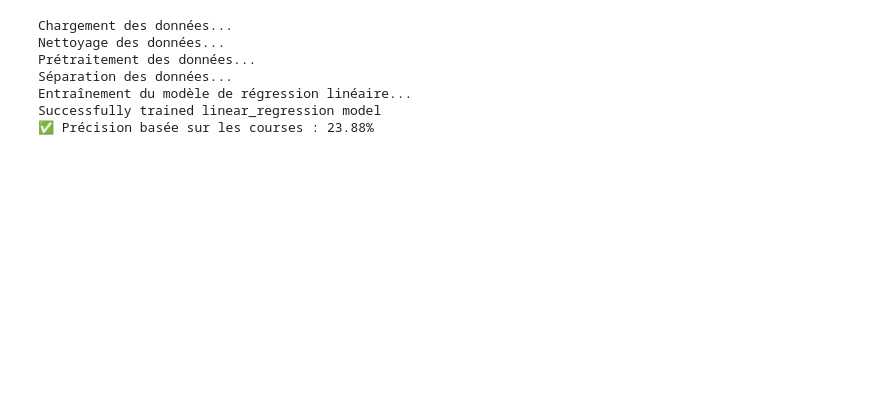
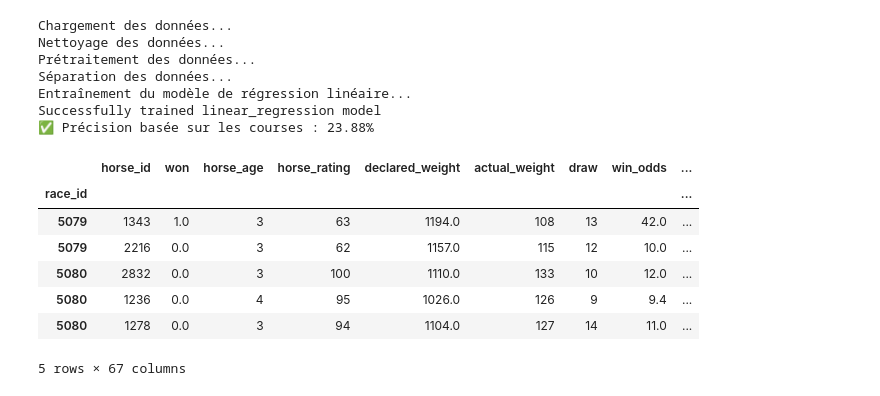
Before and after one commit to TLiemNGY/horse_racings, a Jupyter notebook: notebooks/main.ipynb, the cells around one changed output. Cells and saved outputs as stored; diff of their text form; code cells hidden in the pictures; blank space fills up the shorter version.

```diff
--- a/notebooks/main.ipynb
+++ b/notebooks/main.ipynb
@@ -76,3 +77,14 @@ Séparation des données...
 Entraînement du modèle de régression linéaire...
 Successfully trained linear_regression model
 ✅ Précision basée sur les courses : 23.88%
+# %%
+df.head()
+# %% [output]
+|  | horse_id | won | horse_age | horse_rating | declared_weight | actual_weight | draw | win_odds | ... |
+| race_id |  |  |  |  |  |  |  |  | ... |
+| 5079 | 1343 | 1.0 | 3 | 63 | 1194.0 | 108 | 13 | 42.0 | ... |
+| 5079 | 2216 | 0.0 | 3 | 62 | 1157.0 | 115 | 12 | 10.0 | ... |
+| 5080 | 2832 | 0.0 | 3 | 100 | 1110.0 | 133 | 10 | 12.0 | ... |
+| 5080 | 1236 | 0.0 | 4 | 95 | 1026.0 | 126 | 9 | 9.4 | ... |
+| 5080 | 1278 | 0.0 | 3 | 94 | 1104.0 | 127 | 14 | 11.0 | ... |
+5 rows × 67 columns
```
Also changed, not shown: parts of 6 cells of this notebook, 6 other files.
